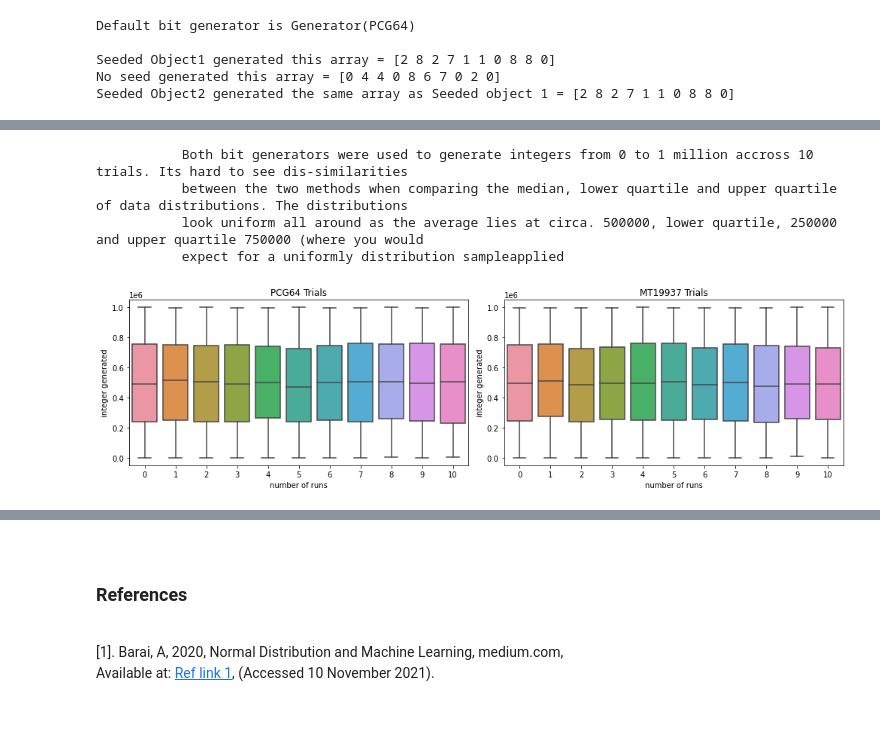
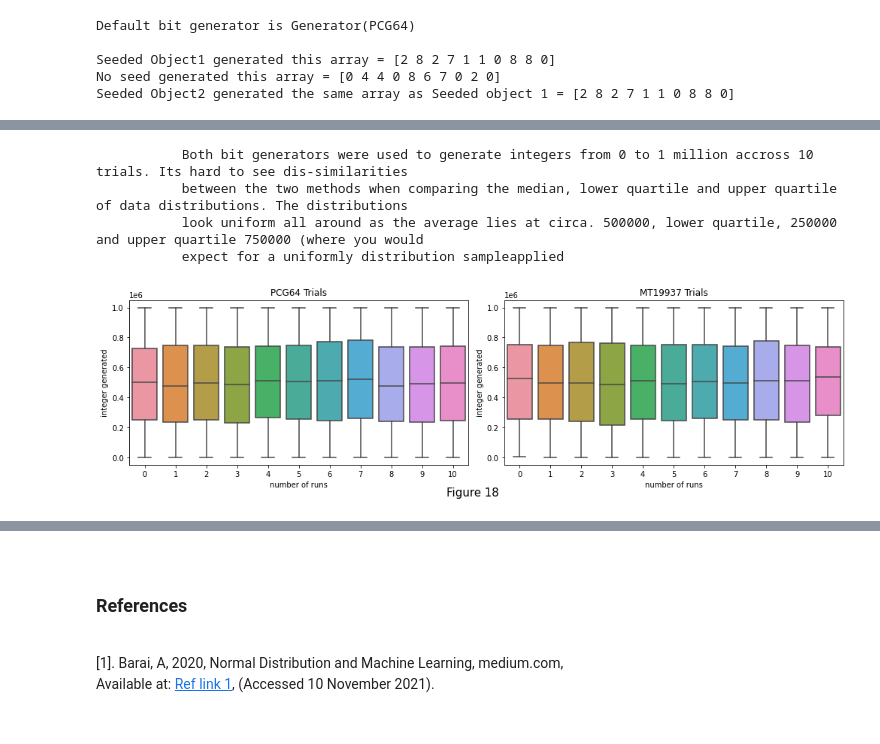
Before and after one commit to CiaranMoran27/numpy.random, a Jupyter notebook: numpy-random.ipynb, the cells around one changed output, grey strips where cells are left out. Saved outputs shown, nothing was run; the diff lists cells and outputs as text; code cells hidden in the pictures.

```diff
--- a/numpy-random.ipynb
+++ b/numpy-random.ipynb
@@ -423,17 +443,17 @@ mean = 0
 std_dev = 1
 
 # generate normal array
-normal_array = np.random.normal(mean, std_dev, 100000)
+normal_array = rng.normal(mean, std_dev, 100000)
 
 # plot histogram given normal array
 fig, ax = plt.subplots(figsize = (10, 6))
 count, bins, ignored = plt.hist(normal_array, 100, density = True)
-plt.figtext(0.5, 0.0, 'Figure 4', wrap=True, horizontalalignment = 'center', fontsize = 15)
+plt.figtext(0.5, 0.0, 'Figure 6', wrap = True, horizontalalignment = 'center', fontsize = 15)
 
 # define probability density function (equation shown in PDF1 below)
-f = 1/(std_dev * np.sqrt(2 * np.pi)) * np.exp(-(bins - mean)**2/(2 * std_dev**2))
+f = 1 /(std_dev * np.sqrt(2 * np.pi)) * np.exp(-(bins - mean) ** 2 / (2 * std_dev ** 2))
 
-# calc 3x stats for normal curve
+# calc 4x stats for normal curve
 mean = round(statistics.mean(normal_array), 3)
 median = round(statistics.median(normal_array), 3)
 mode = round(statistics.mode(normal_array), 3)
@@ -442,16 +462,17 @@ std_dev = round(np.std(normal_array), 4)
 # plot probability density line
 plt.plot(bins, f, linewidth = 2);
 plt.ylabel('frequency');
-plt.title('Continuous Standard Normal Distribution\nMean = {}     Median =  {}       Mode = {}      Std Dev = {}'.format(mean, median, mode, std_dev));
+plt.title('Continuous Standard Normal Distribution\nMean = {}     Median =  {}       \
+Mode = {}      Std Dev = {}'.format(mean, median, mode, std_dev));
 
 # description for plot
-string_spacer = [' ' * 11 for i in range(6)]
+string_spacer = [' ' * 11 for i in range(7)]
 print('\n{}This plot shows that the data generated by the np.normal distribution\n\
 {}function aligns with the data generated by the probability density\n\
 {}function for a Gaussian distribution. Also the input values for the\n\
 {}mean & std dev (0 & 1) closely resemble the output values in the\n\
 {}generated array showing an accuracy of 0.1 - 0.2 %. The slight\n\
-{}error makes sense as the model is performing random sampling.'.format(*string_spacer))    # add comment about random variability
+{}error makes sense as the model is performing random sampling.\n'.format(*string_spacer))
 # %% [output]
            This plot shows that the data generated by the np.normal distribution
            function aligns with the data generated by the probability density
@@ -1107,35 +1140,36 @@ mt_multi_array = []
 for i in range(11):
     pcg64_integers = rng.integers(0, 1000001, 1000)
     pcg64_array.append(pcg64_integers)
 
     mt_integers = np.random.randint(1000001, size = 1000)
     mt_multi_array.append(mt_integers)
 
 fig ,(ax1, ax2) = plt.subplots(1, 2, figsize = (14, 4))
+plt.figtext(0.5, 0, 'Figure 18', wrap = True, horizontalalignment = 'center', fontsize = 15);
 sns.boxplot(data = pcg64_array, ax = ax1)
 sns.boxplot(data = mt_multi_array, ax = ax2)
 
 ax1.set_title('PCG64 Trials')
 ax1.set_xlabel('number of runs')
 ax1.set_ylabel('integer generated')
 ax2.set_title('MT19937 Trials')
 ax2.set_xlabel('number of runs')
 ax2.set_ylabel('integer generated')
 
 plt.tight_layout();
 
 # description for plot
-string_spacer = [' ' * 11 for i in range(6)]
+string_spacer = [' ' * 11 for i in range(5)]
 print('\n{}Both bit generators were used to generate integers from 0 to 1 million accross 10 trials. Its hard to see dis-similarities\n\
 {}between the two methods when comparing the median, lower quartile and upper quartile of data distributions. The distributions\n\
 {}look uniform all around as the average lies at circa. 500000, lower quartile, 250000 and upper quartile 750000 (where you would\n\
 {}expect for a uniformly distribution sampleapplied\n'.format(*string_spacer))
 # %% [output]
            Both bit generators were used to generate integers from 0 to 1 million accross 10 trials. Its hard to see dis-similarities
            between the two methods when comparing the median, lower quartile and upper quartile of data distributions. The distributions
            look uniform all around as the average lies at circa. 500000, lower quartile, 250000 and upper quartile 750000 (where you would
            expect for a uniformly distribution sampleapplied
-[figure, old version]
+[figure, new version]
 # %% [markdown]
 <br>
 
```
Also changed, not shown: parts of 44 cells of this notebook.
